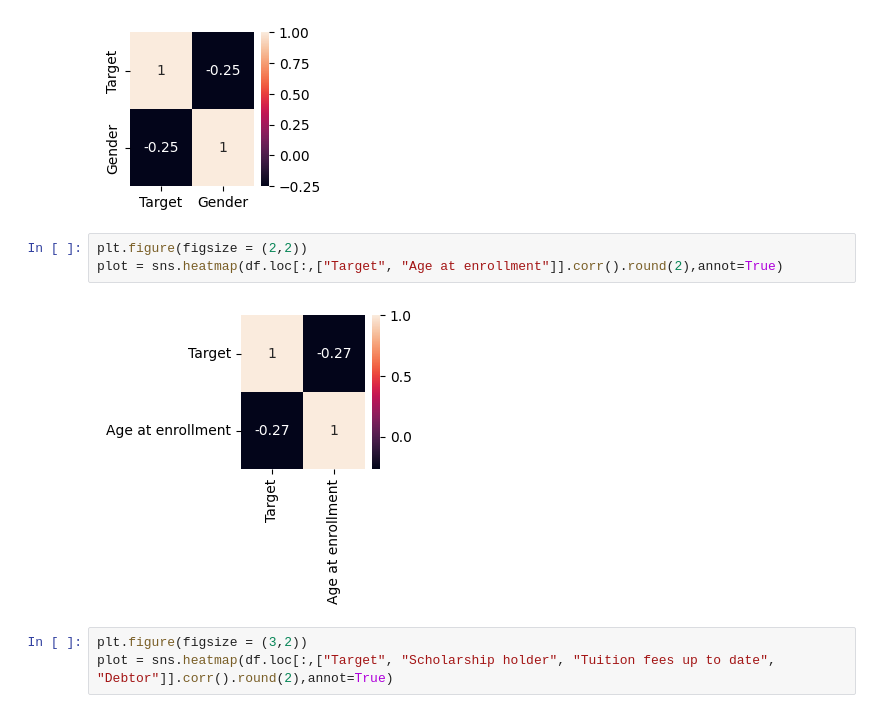
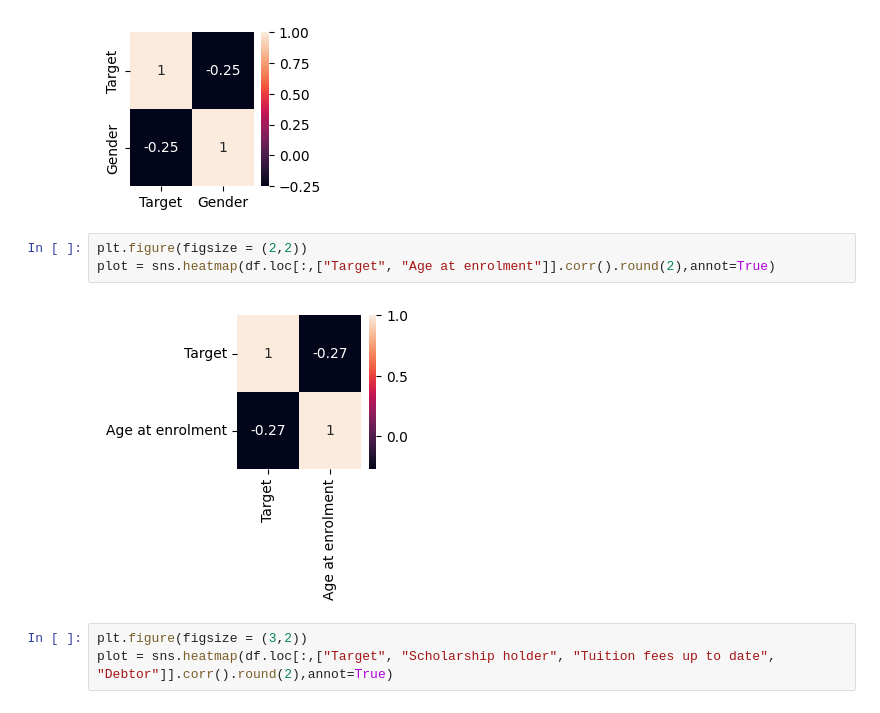
Before and after one commit to crimfi/keepstudying, a Jupyter notebook: main.ipynb, the cells around one changed output. Cells and saved outputs as stored; diff of their text form.

```diff
--- a/main.ipynb
+++ b/main.ipynb
@@ -87,9 +97,9 @@ plot = sns.heatmap(df.loc[:,["Target", "Gender"]].corr().round(2),annot=True)
 [figure]
 # %%
 plt.figure(figsize = (2,2))
-plot = sns.heatmap(df.loc[:,["Target", "Age at enrollment"]].corr().round(2),annot=True)
+plot = sns.heatmap(df.loc[:,["Target", "Age at enrolment"]].corr().round(2),annot=True)
 # %% [output]
-[figure, old version]
+[figure, new version]
 # %%
 plt.figure(figsize = (3,2))
 plot = sns.heatmap(df.loc[:,["Target", "Scholarship holder", "Tuition fees up to date", "Debtor"]].corr().round(2),annot=True)
```
Also changed, not shown: parts of 14 cells of this notebook.
